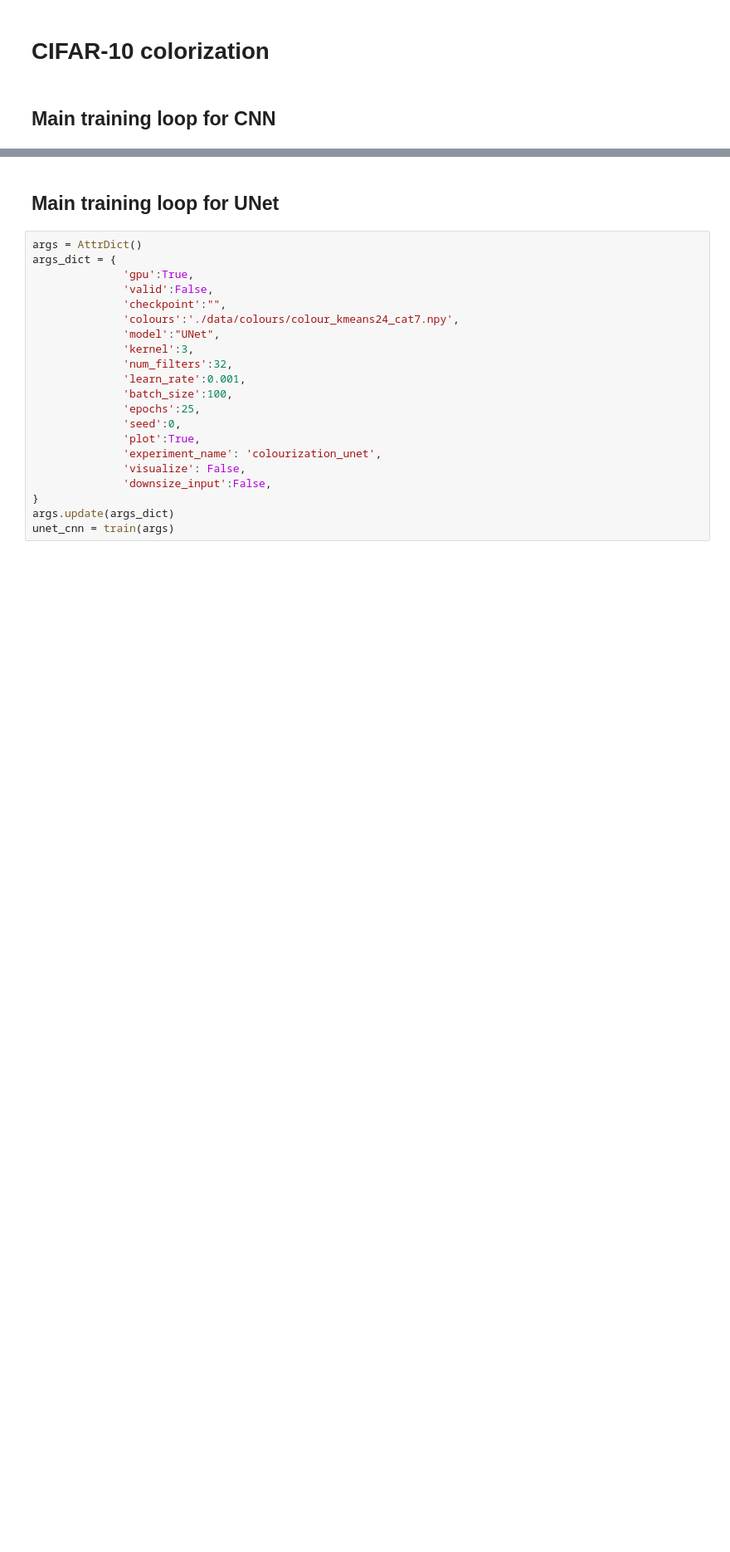
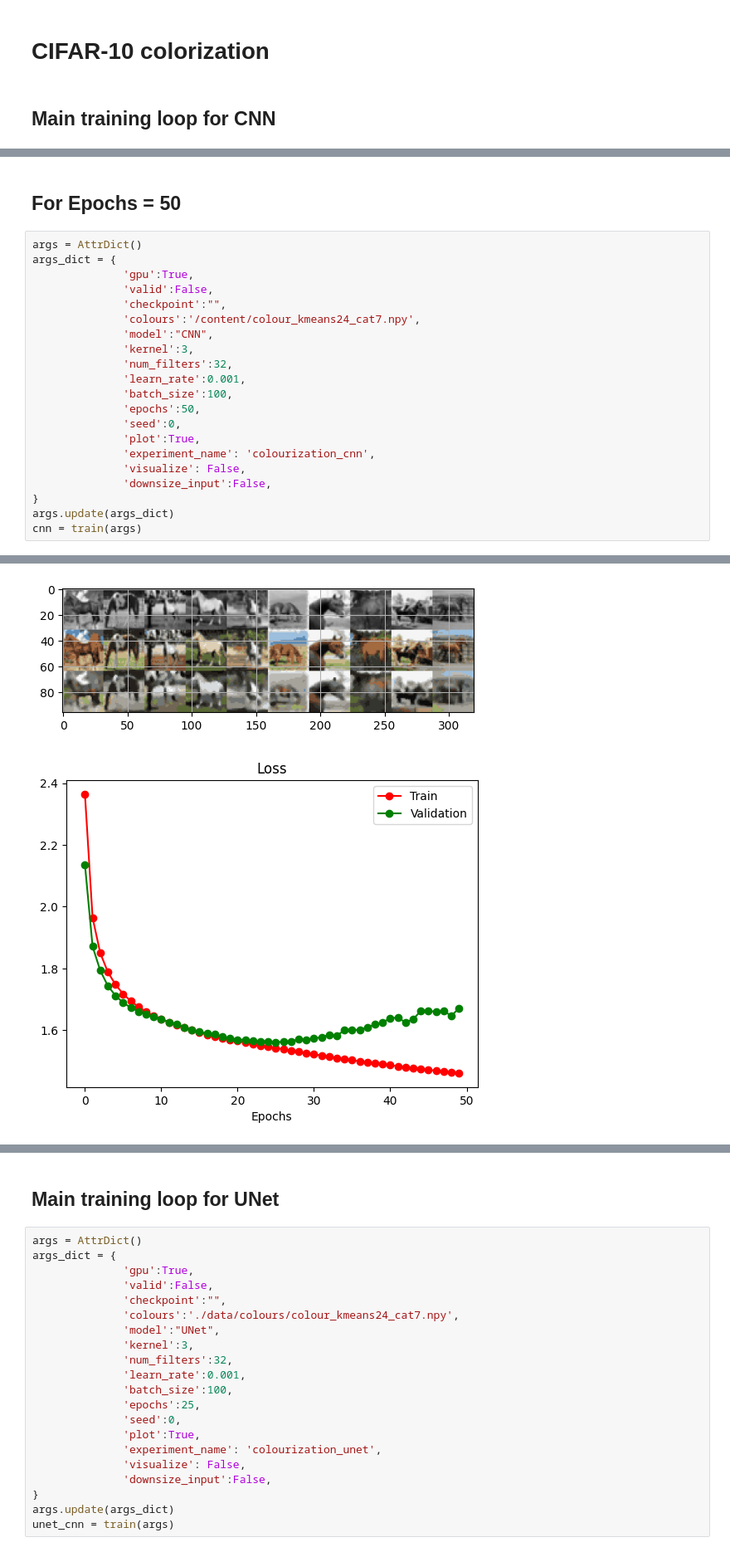
Before and after one commit to tselane2110/Applied-Computer-Vision, a Jupyter notebook: assignment3/colourization.ipynb, the cells around one changed output, grey strips where cells are left out. Shown at 83% size. Drawn from its saved outputs; the diff is of its cells as text; blank space fills up the shorter version.

Commit message:
add: CNN trained for 25, 50 and 100 epochs

```diff
--- a/assignment3/colourization.ipynb
+++ b/assignment3/colourization.ipynb
@@ -684,0 +745,24 @@ cnn = train(args)
+# %% [markdown]
+## For Epochs = 50
+# %%
+args = AttrDict()
+args_dict = {
+              'gpu':True,
+              'valid':False,
+              'checkpoint':"",
+              'colours':'/content/colour_kmeans24_cat7.npy',
+              'model':"CNN",
+              'kernel':3,
+              'num_filters':32,
+              'learn_rate':0.001,
+              'batch_size':100,
+              'epochs':50,
+              'seed':0,
+              'plot':True,
+              'experiment_name': 'colourization_cnn',
+              'visualize': False,
+              'downsize_input':False,
+}
+args.update(args_dict)
+cnn = train(args)
+# %% [output]
@@ -684,0 +786,2 @@ cnn = train(args)
+[figure, added]
+[figure, added]
```
Also changed, not shown: parts of 8 cells of this notebook.
